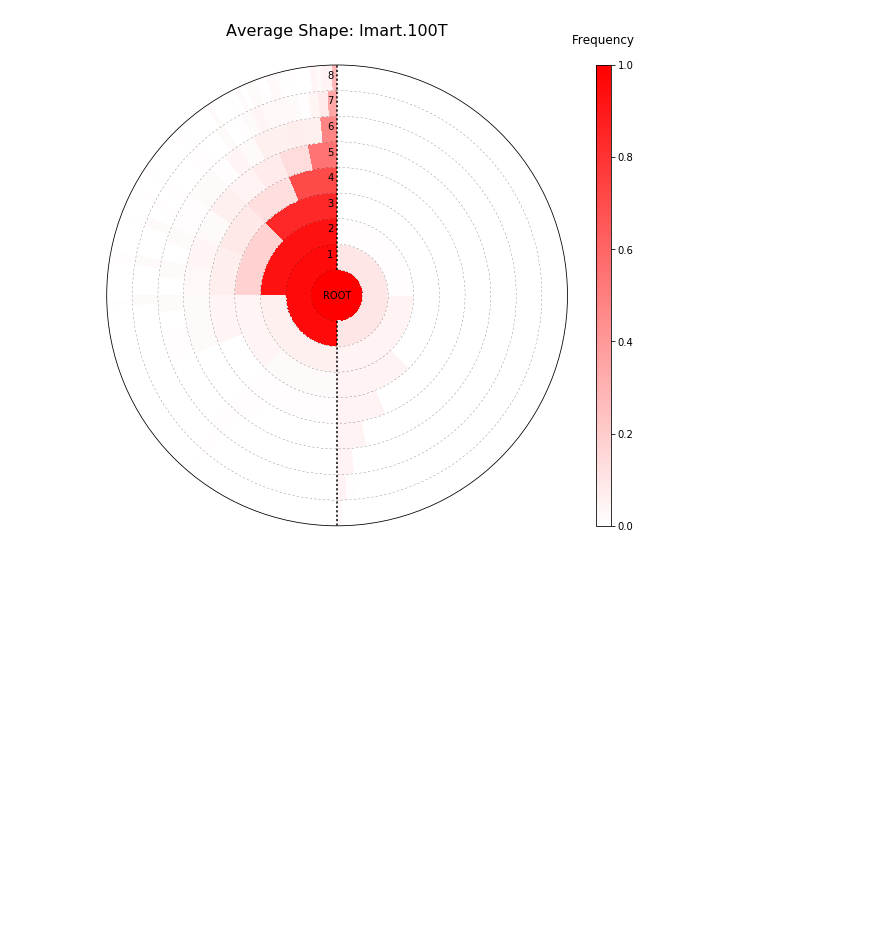
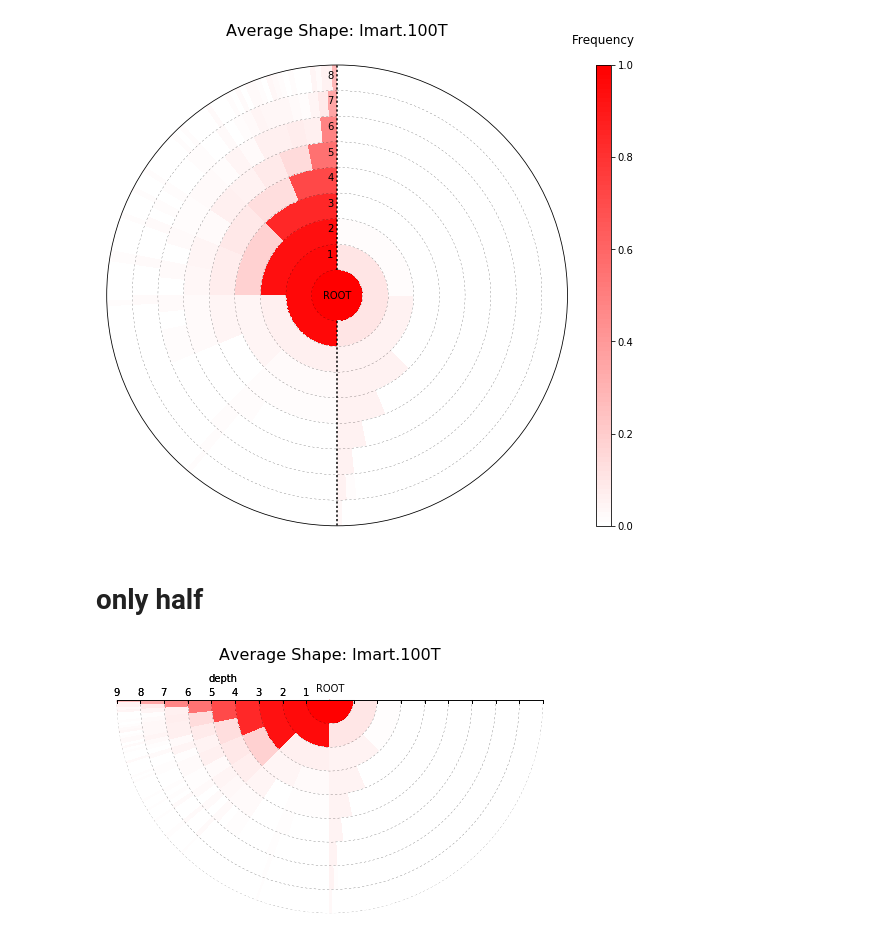
Before and after one commit to hpclab/rankeval, a Jupyter notebook: notebooks/Visualization - Topological.ipynb, the cells around one changed output. Cells and saved outputs as stored; diff of their text form; code cells hidden in the pictures; blank space fills up the shorter version.

Commit message:
depth plots

```diff
--- a/notebooks/Visualization - Topological.ipynb
+++ b/notebooks/Visualization - Topological.ipynb
@@ -37,7 +34,7 @@ max_levels, _ = node_freqs.shape
 max_nodes = 2**max_levels
 
 # custom color map
-cm = LinearSegmentedColormap.from_list('w2r', [(1,1,1),(1,0,0)], N=256)
+cm = LinearSegmentedColormap.from_list('w2r', [(1,1,1),(1,0,0)], N=100)
 
 #fig, ax = plt.subplots(ncols=1, subplot_kw=dict(projection='polar'), figsize=(10,10))
 fig = plt.figure(figsize=(8,8))
@@ -84,3 +81,73 @@ ax.set_title("Average Shape: " + str(model), fontsize=16)
 plt.show()
 # %% [output]
 [figure]
+# %% [markdown]
+# only half
+# %%
+from matplotlib.transforms import Affine2D
+
+import mpl_toolkits.axisartist.floating_axes as floating_axes
+
+import numpy as np
+from matplotlib.projections import PolarAxes
+from mpl_toolkits.axisartist.grid_finder import (FixedLocator, MaxNLocator,
+                                                 DictFormatter)
+
+fig = plt.figure(1, figsize=(8, 4))
+
+#ax3, ax = setup_axes3(fig,111)
+tr = Affine2D().translate(np.pi, 0) + PolarAxes.PolarTransform()
+grid_locator2 = FixedLocator( [x+1. for x in range(max_levels)] )
+grid_helper = floating_axes.GridHelperCurveLinear(tr, extremes=(0, np.pi, 0, max_levels) ,
+                                                 grid_locator2=grid_locator2)
+ax3 = floating_axes.FloatingSubplot(fig, 111, grid_helper=grid_helper)
+fig.add_axes(ax3)
+
+ax3.axis["bottom"].set_visible(False)
+ax3.axis["top"].set_visible(False)
+
+ax3.axis["right"].set_axis_direction("top")
+ax3.axis["left"].set_axis_direction("bottom")
+ax3.axis["left"].major_ticklabels.set_pad(-5)
+ax3.axis["left"].major_ticklabels.set_rotation(180)
+ax3.axis["left"].label.set_text("depth")
+ax3.axis["left"].label.set_rotation(180)
+ax3.axis["left"].label.set_pad(20)
+
+ax = ax3.get_aux_axes(tr)
+ax.patch = ax3.patch # for aux_ax to have a clip path as in ax
+ax3.patch.zorder=.9 # but this has a side effect that the patch is
+                    # drawn twice, and possibly over some other
+                    # artists. So, we decrease the zorder a bit to
+                    # prevent this.
+
+
+theta, r = np.mgrid[0:np.pi:(max_nodes+1)*1j, 0:max_levels+1]
+z = np.zeros(theta.size).reshape(theta.shape)
+
+for level in xrange(max_levels):
+    num_nodes = 2**level
+    num_same_color = max_nodes/num_nodes
+    for node in xrange(num_nodes):
+        if node<node_freqs.shape[1]:
+            z[ num_same_color*node:num_same_color*(node+1), level ] = node_freqs[level, node]
+
+# draw the tree nodes frequencies
+h = ax.pcolormesh(theta, r, z, cmap=cm, vmin=0., vmax=1.)
+
+# separate depths
+for level in xrange(1,max_levels+1):
+    ax.plot( np.linspace(0,np.pi,num=128), [1*level]*128, 'k:', lw=0.2)
+
+# separate left sub-tree from right sub-tree
+ax.plot( [np.pi,np.pi], [0,1], 'k-')
+ax.plot( [0,0], [0,1], 'k-')
+
+# label tree depths
+ax.text(np.pi/2*3,.5, "ROOT", horizontalalignment='center', verticalalignment='center')
+
+ax3.set_title("Average Shape: " + str(model), fontsize=16, y=1.15)
+
+plt.show()
+# %% [output]
+[figure, added]
```
Also changed, not shown: parts of 1 cell of this notebook.
